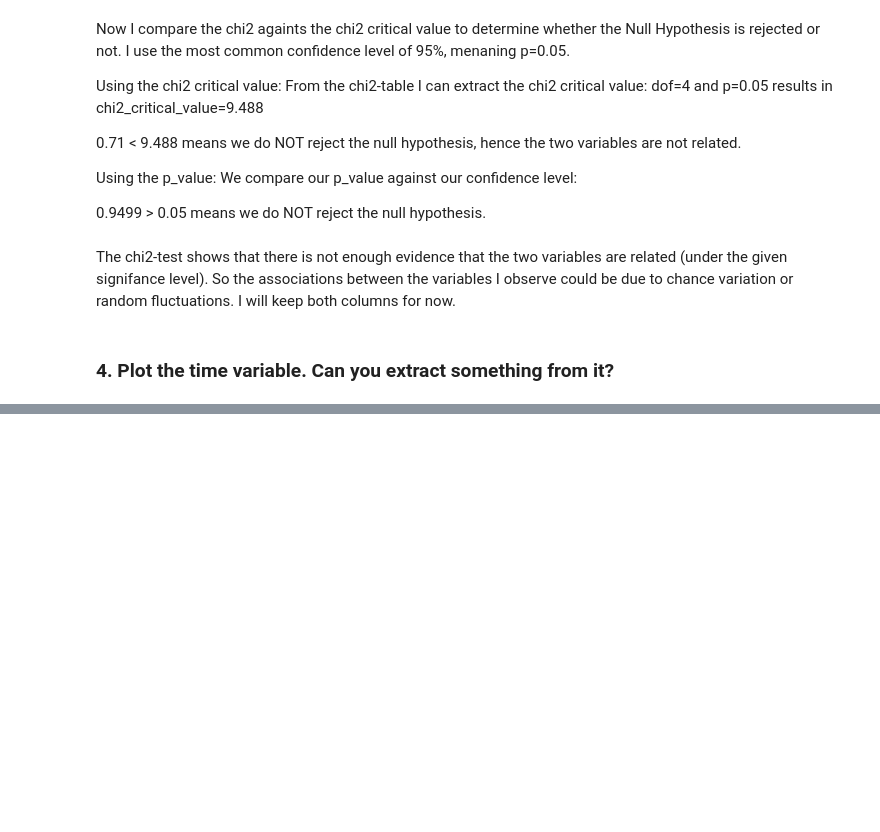
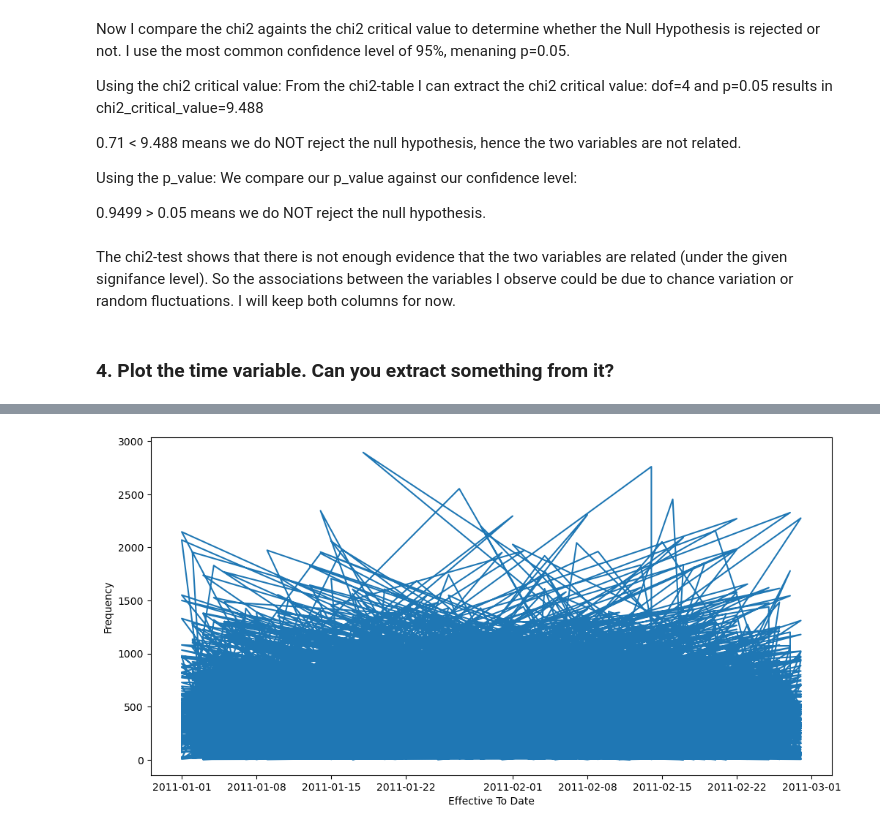
Before and after one commit to ieumann/lab-feature-extraction, a Jupyter notebook: lab-feature-extraction.ipynb, the cells around one changed output, grey strips where cells are left out. Cells and saved outputs as stored; diff of their text form; code cells hidden in the pictures; blank space fills up the shorter version.

```diff
--- a/lab-feature-extraction.ipynb
+++ b/lab-feature-extraction.ipynb
@@ -576,2 +576,0 @@ customer_data.head()
-# %%
-customer_data = customer_data.drop('Unnamed: 0', axis=1)
@@ -577,0 +599,3 @@ customer_data = customer_data.drop('Unnamed: 0', axis=1)
+# %%
+customer_data = customer_data.reset_index()
+customer_data.columns
@@ -577,0 +611,11 @@ customer_data = customer_data.drop('Unnamed: 0', axis=1)
+# %%
+# I define a bigger figure size since there are many different values in the column.
+plt.figure(figsize=(12, 6))
+# I try with a line plot first.
+plt.plot(customer_data['effective_to_date'], customer_data['total_claim_amount'])
+plt.xlabel('Effective To Date')
+plt.ylabel('Frequency')
+
+plt.show()
+# %% [output]
+[figure, added]
```
Also changed, not shown: parts of 10 cells of this notebook, 1 other file.
